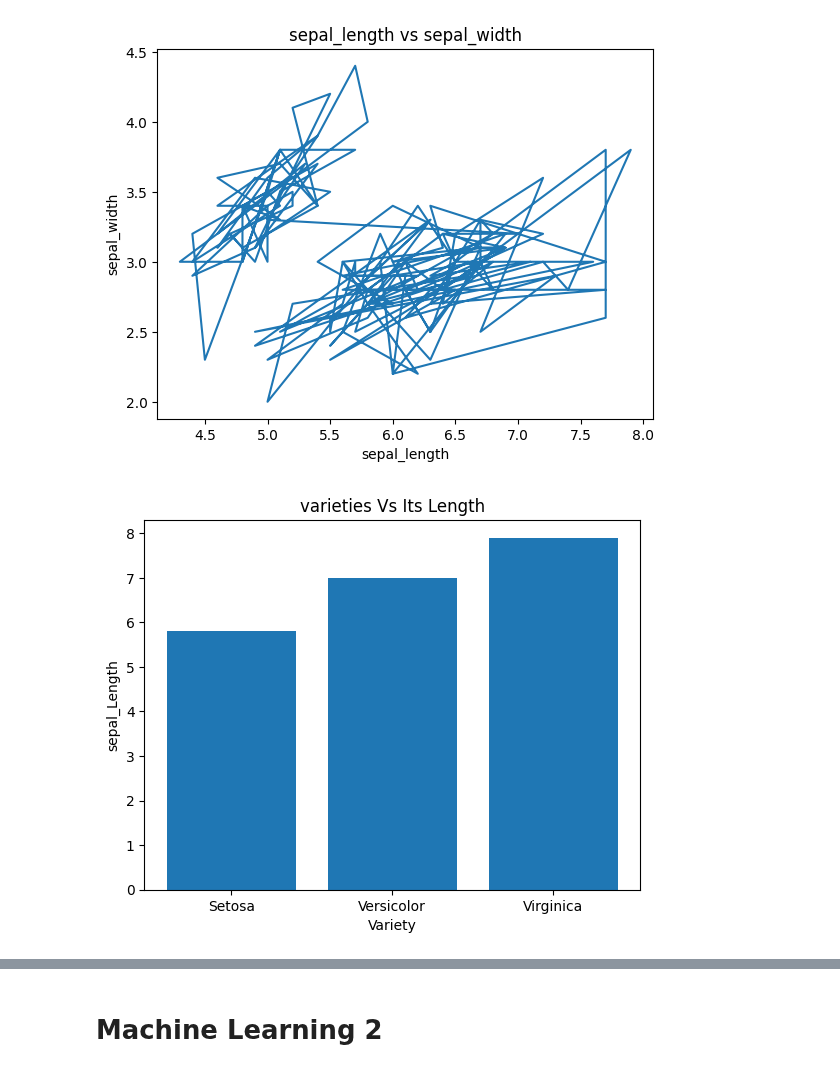
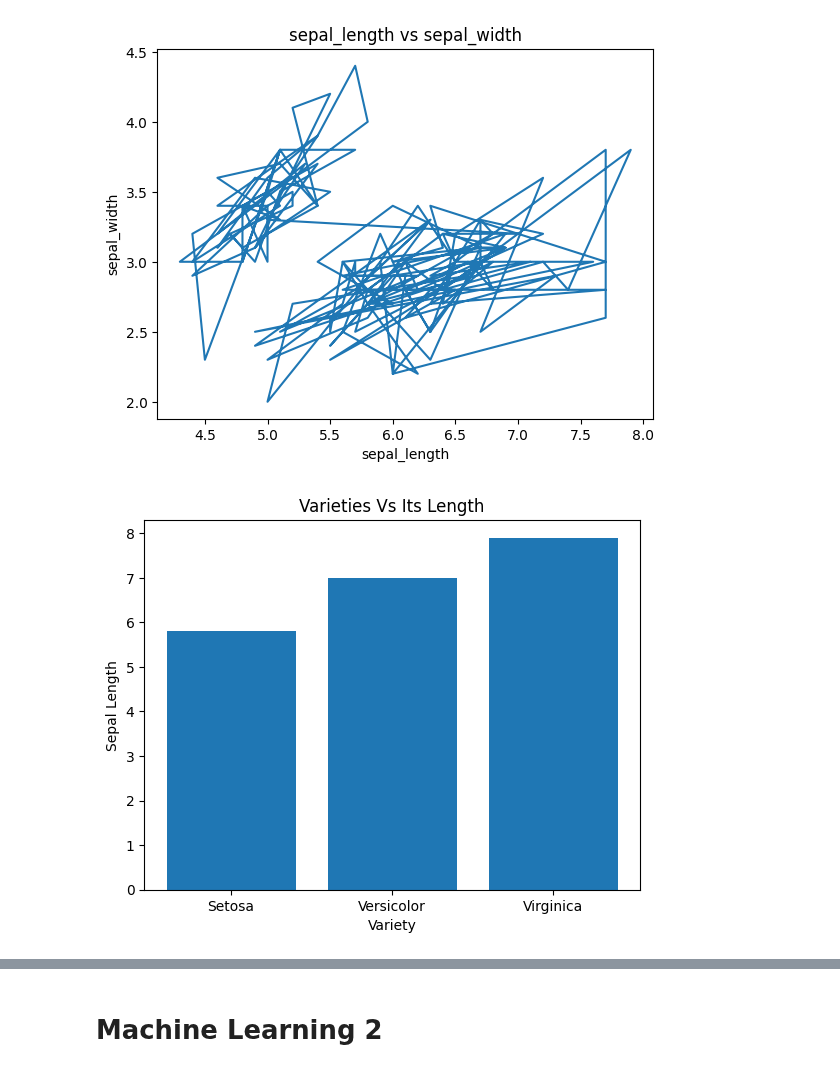
Before and after one commit to Haseebi-khan/MachineLearning, a Jupyter notebook: MachineLearning.ipynb, the cells around one changed output, grey strips where cells are left out. Drawn from its saved outputs; the diff is of its cells as text; code cells hidden in the pictures.

```diff
--- a/MachineLearning.ipynb
+++ b/MachineLearning.ipynb
@@ -106,8 +106,8 @@ plt.show()
 # %%
 plt.bar(data.variety, data.sepal_length)
 plt.xlabel("Variety")
-plt.ylabel("epal Length")
-plt.title("varieties Vs Its Length")
+plt.ylabel("Sepal Length")
+plt.title("Varieties Vs Its Length")
 plt.show()
 # %% [output]
-[figure, old version]
+[figure, new version]
```
Also changed, not shown: parts of 6 cells of this notebook.
